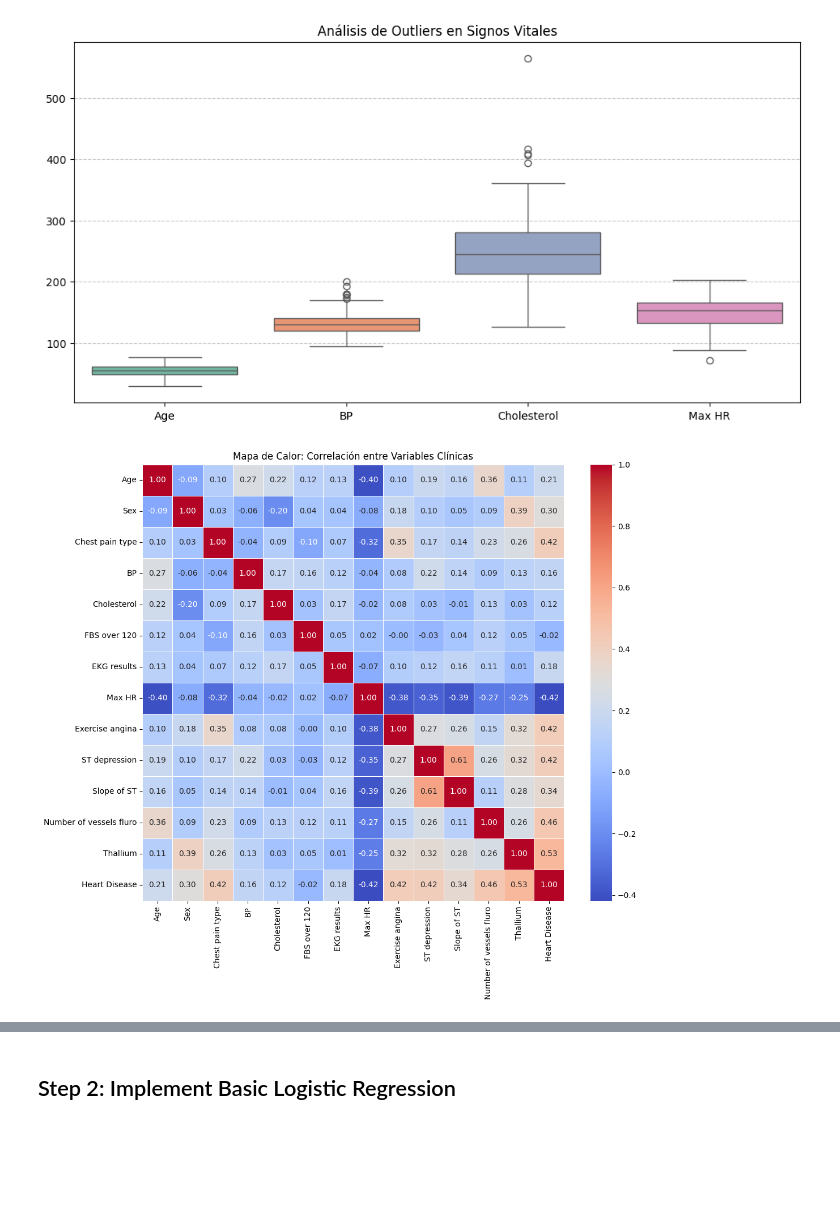
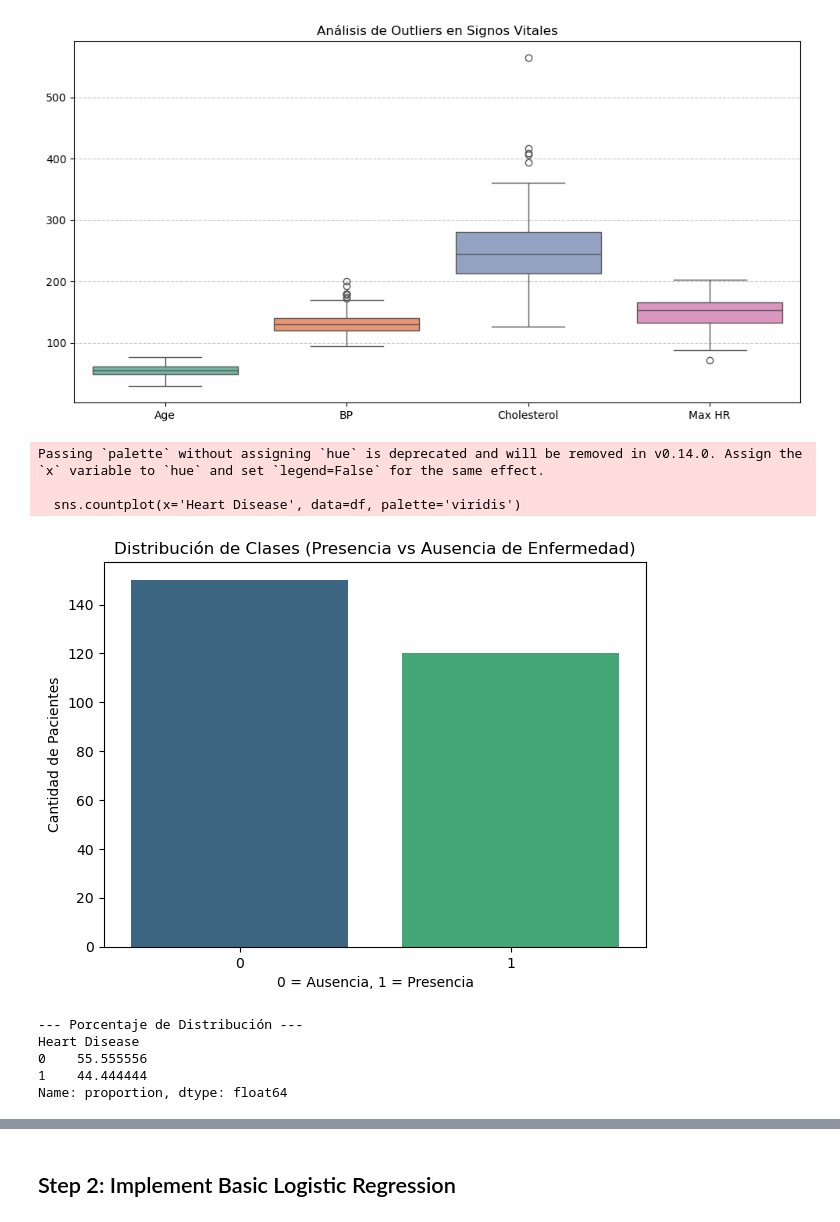
Before and after one commit to buba-0511/Heart-Disease-Risk-Prediction-Logistic-Regression, a Jupyter notebook: heart_disease_lr_analysis.ipynb, the cells around one changed output, grey strips where cells are left out. Saved outputs shown, nothing was run; the diff lists cells and outputs as text; code cells hidden in the pictures; blank space fills up the shorter version.

```diff
--- a/heart_disease_lr_analysis.ipynb
+++ b/heart_disease_lr_analysis.ipynb
@@ -26,10 +36,16 @@ Note: you may need to restart the kernel to use updated packages.
 # %%
 import pandas as pd
+import numpy as np
+import matplotlib.pyplot as plt
+import seaborn as sns
 
-df = pd.read_csv('Heart_Disease_Prediction.csv')
+file_path = '/home/sagemaker-user/lab/Heart_Disease_Prediction.csv'
+
+df = pd.read_csv(file_path)
+
 df['Heart Disease'] = df['Heart Disease'].map({'Presence': 1, 'Absence': 0})
 
-df.head()
+display(df.head())
 # %% [output]
 |  | Age | Sex | Chest pain type | BP | Cholesterol | FBS over 120 | EKG results | Max HR | ... |
 | 0 | 70 | 1 | 4 | 130 | 322 | 0 | 2 | 109 | ... |
@@ -77,12 +125,23 @@ plt.show()
 # %% [output]
 [figure]
 # %%
-plt.figure(figsize=(12, 10))
-# Calculamos la correlación de todas las variables
-correlation_matrix = df.corr()
+plt.figure(figsize=(7, 5))
+sns.countplot(x='Heart Disease', data=df, palette='viridis')
 
-sns.heatmap(correlation_matrix, annot=True, cmap='coolwarm', fmt='.2f', linewidths=0.5)
-plt.title("Mapa de Calor: Correlación entre Variables Clínicas")
+plt.title('Distribución de Clases (Presencia vs Ausencia de Enfermedad)')
+plt.xlabel('0 = Ausencia, 1 = Presencia')
+plt.ylabel('Cantidad de Pacientes')
 plt.show()
+
+print("\n--- Porcentaje de Distribución ---")
+print(df['Heart Disease'].value_counts(normalize=True) * 100)
 # %% [output]
+Passing `palette` without assigning `hue` is deprecated and will be removed in v0.14.0. Assign the `x` variable to `hue` and set `legend=False` for the same effect.
+
+  sns.countplot(x='Heart Disease', data=df, palette='viridis')
-[figure, old version]
+[figure, new version]
+--- Porcentaje de Distribución ---
+Heart Disease
+0    55.555556
+1    44.444444
+Name: proportion, dtype: float64
```
Also changed, not shown: parts of 32 cells of this notebook, 4 other files.
